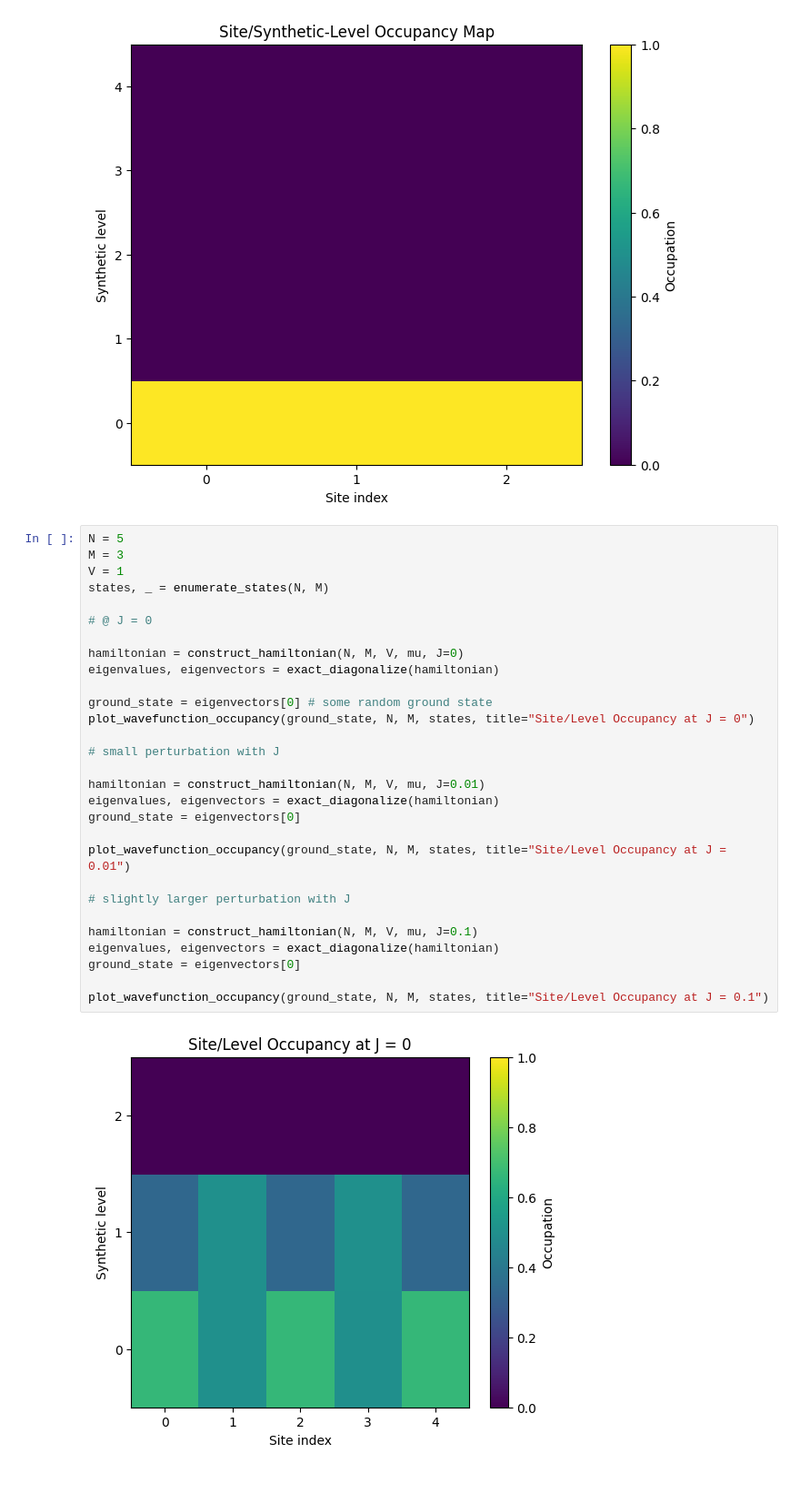
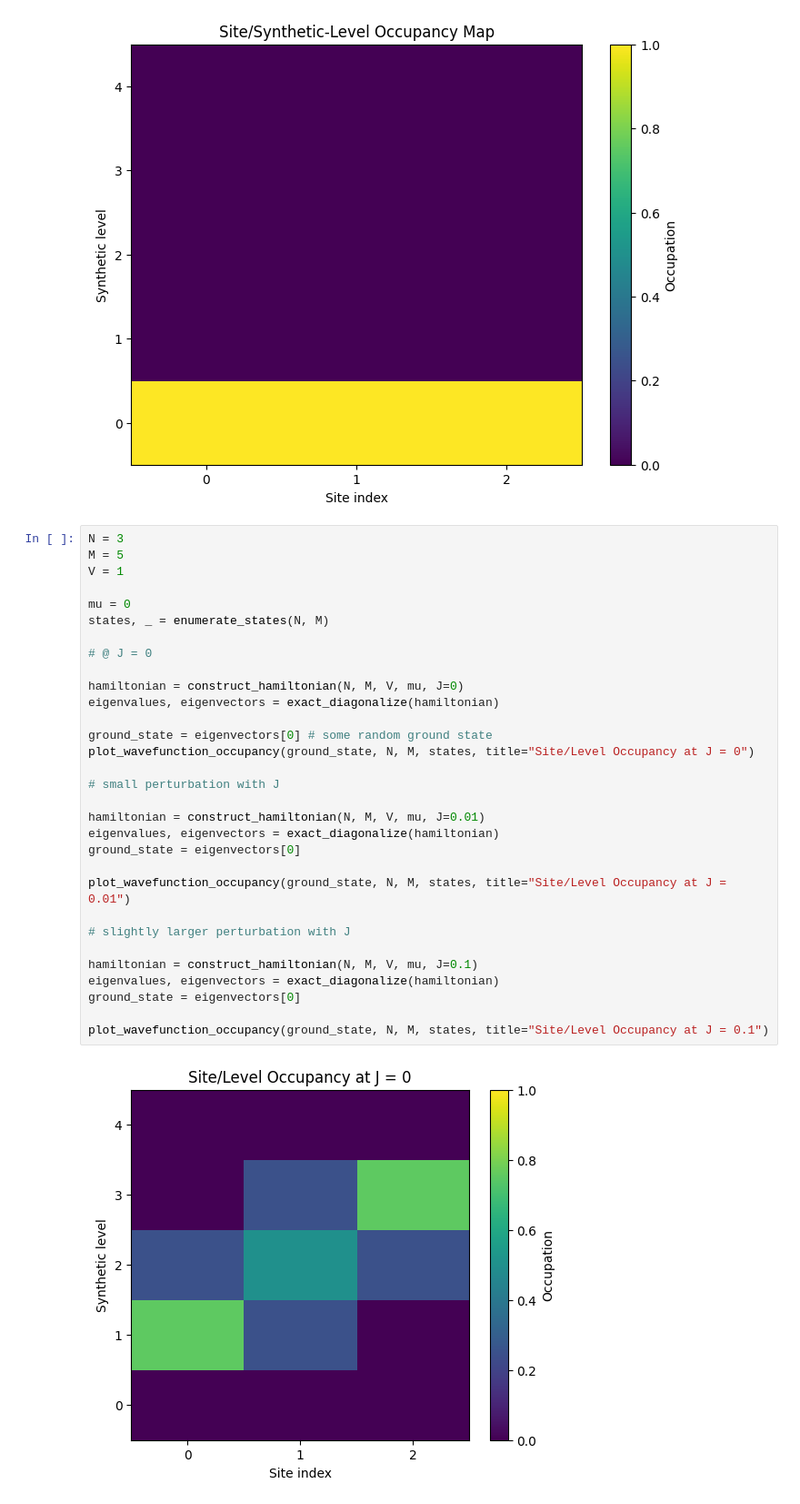
Before and after one commit to jwdesroches/synthetic_dimensions, a Jupyter notebook: quantum_dynamics/visualization_of_site_occupancies.ipynb, the cells around one changed output. Shown at 91% size. Drawn from its saved outputs; the diff is of its cells as text.

```diff
--- a/quantum_dynamics/visualization_of_site_occupancies.ipynb
+++ b/quantum_dynamics/visualization_of_site_occupancies.ipynb
@@ -101,33 +101,35 @@ plt.show()
 # %% [output]
 [figure]
 # %%
-N = 5
-M = 3
+N = 3
+M = 5
 V = 1
+
+mu = 0
 states, _ = enumerate_states(N, M)
 
 # @ J = 0
 
 hamiltonian = construct_hamiltonian(N, M, V, mu, J=0)
 eigenvalues, eigenvectors = exact_diagonalize(hamiltonian)
 
 ground_state = eigenvectors[0] # some random ground state
 plot_wavefunction_occupancy(ground_state, N, M, states, title="Site/Level Occupancy at J = 0")
 
 # small perturbation with J
 
 hamiltonian = construct_hamiltonian(N, M, V, mu, J=0.01)
 eigenvalues, eigenvectors = exact_diagonalize(hamiltonian)
 ground_state = eigenvectors[0]
 
 plot_wavefunction_occupancy(ground_state, N, M, states, title="Site/Level Occupancy at J = 0.01")
 
 # slightly larger perturbation with J
 
 hamiltonian = construct_hamiltonian(N, M, V, mu, J=0.1)
 eigenvalues, eigenvectors = exact_diagonalize(hamiltonian)
 ground_state = eigenvectors[0]
 
 plot_wavefunction_occupancy(ground_state, N, M, states, title="Site/Level Occupancy at J = 0.1")
 # %% [output]
-[figure, old version]
+[figure, new version]
```
Also changed, not shown: parts of 1 cell of this notebook, 2 other files.
